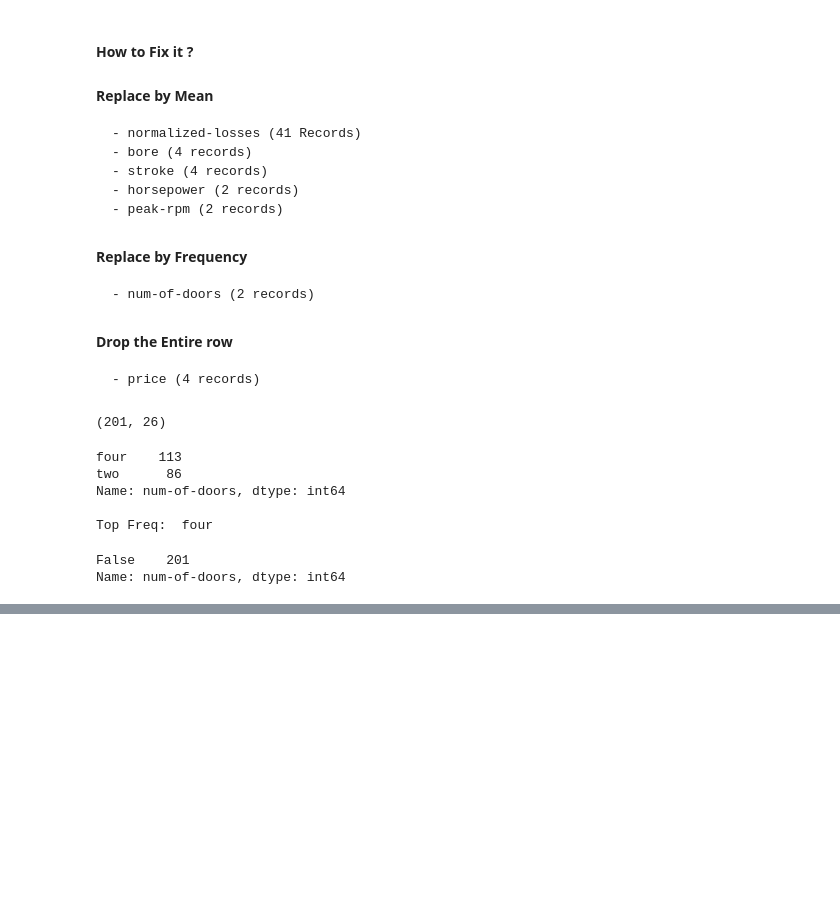
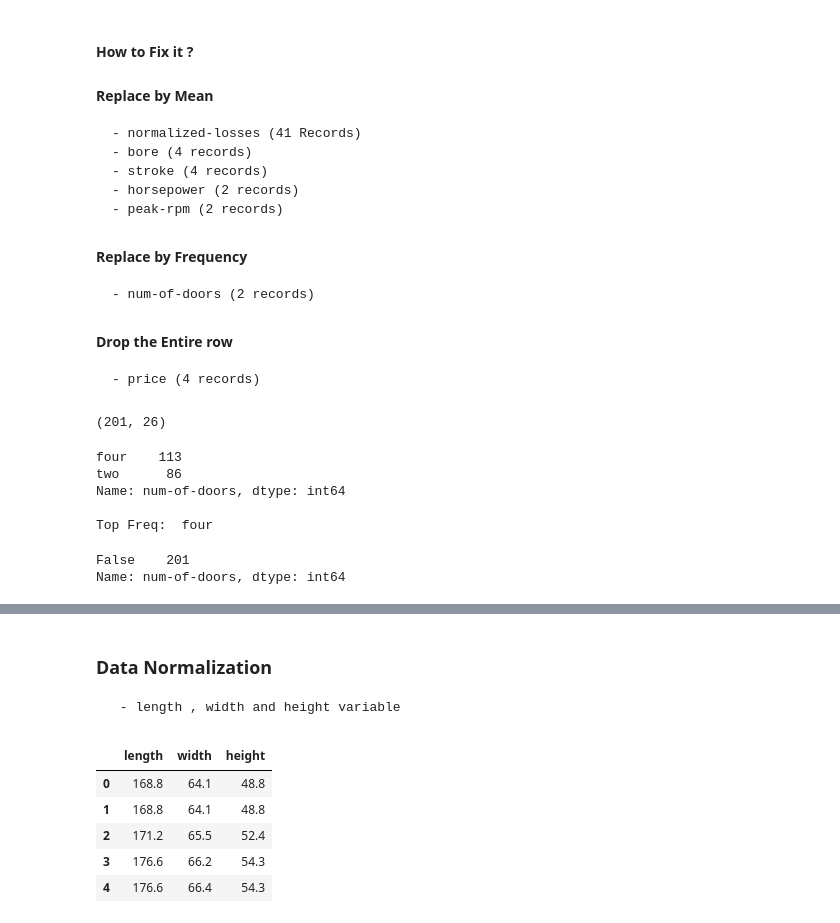
Before and after one commit to arorapankaj/cs_py_automobile_85, a Jupyter notebook: data_exploratory_analysis.ipynb, the cells around one changed output, grey strips where cells are left out. Cells and saved outputs as stored; diff of their text form; code cells hidden in the pictures; blank space fills up the shorter version.

```diff
--- a/data_exploratory_analysis.ipynb
+++ b/data_exploratory_analysis.ipynb
@@ -138,0 +217,14 @@ Name: num-of-doors, dtype: int64
+# %% [markdown]
+### Data Normalization
+
+     - length , width and height variable
+# %%
+# Displaying the variables
+dfAuto[['length', 'width', 'height']].head()
+# %% [output]
+|  | length | width | height |
+| 0 | 168.8 | 64.1 | 48.8 |
+| 1 | 168.8 | 64.1 | 48.8 |
+| 2 | 171.2 | 65.5 | 52.4 |
+| 3 | 176.6 | 66.2 | 54.3 |
+| 4 | 176.6 | 66.4 | 54.3 |
```
Also changed, not shown: parts of 11 cells of this notebook, 1 other file.
